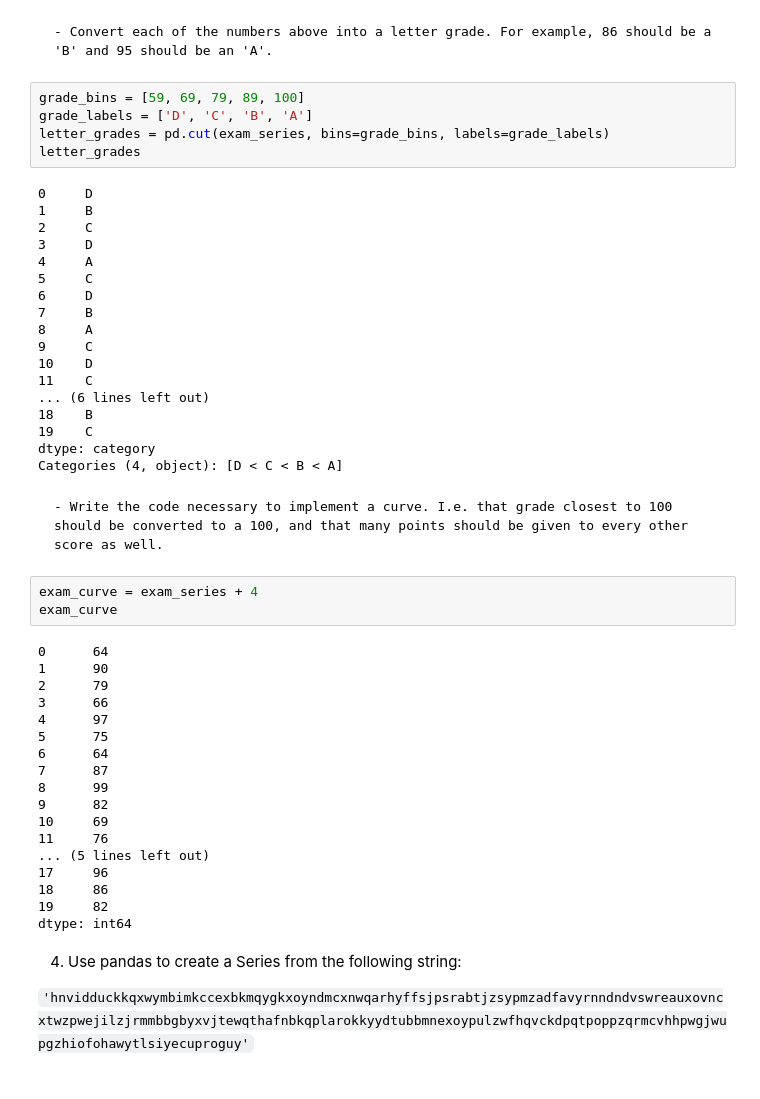
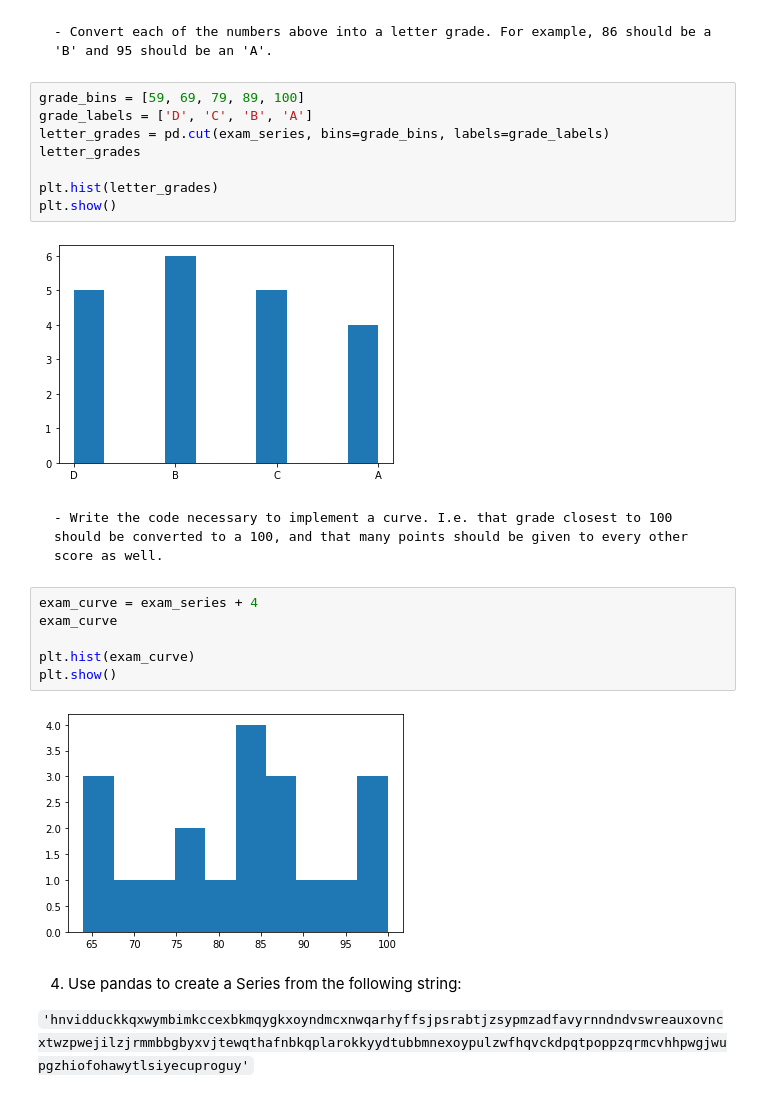
Before and after one commit to Brandon-Martinez27/numpy-pandas-visualization-exercises, a Jupyter notebook: pandas_series.ipynb, the cells around one changed output. Drawn from its saved outputs; the diff is of its cells as text.

```diff
--- a/pandas_series.ipynb
+++ b/pandas_series.ipynb
@@ -421,49 +477,23 @@ plt.show()
 # %%
 grade_bins = [59, 69, 79, 89, 100]
 grade_labels = ['D', 'C', 'B', 'A']
 letter_grades = pd.cut(exam_series, bins=grade_bins, labels=grade_labels)
 letter_grades
+
+plt.hist(letter_grades)
+plt.show()
 # %% [output]
-0     D
-1     B
-2     C
-3     D
-4     A
-5     C
-6     D
-7     B
-8     A
-9     C
-10    D
-11    C
-... (6 lines left out)
-18    B
-19    C
-dtype: category
-Categories (4, object): [D < C < B < A]
+[figure, added]
 # %% [markdown]
     - Write the code necessary to implement a curve. I.e. that grade closest to 100 should be converted to a 100, and that many points should be given to every other score as well.
 # %%
 exam_curve = exam_series + 4
 exam_curve
+
+plt.hist(exam_curve)
+plt.show()
 # %% [output]
-0      64
-1      90
-2      79
-3      66
-4      97
-5      75
-6      64
-7      87
-8      99
-9      82
-10     69
-11     76
-... (5 lines left out)
-17     96
-18     86
-19     82
-dtype: int64
+[figure, added]
 # %% [markdown]
 4. Use pandas to create a Series from the following string:
 
```
Also changed, not shown: parts of 20 cells of this notebook.
